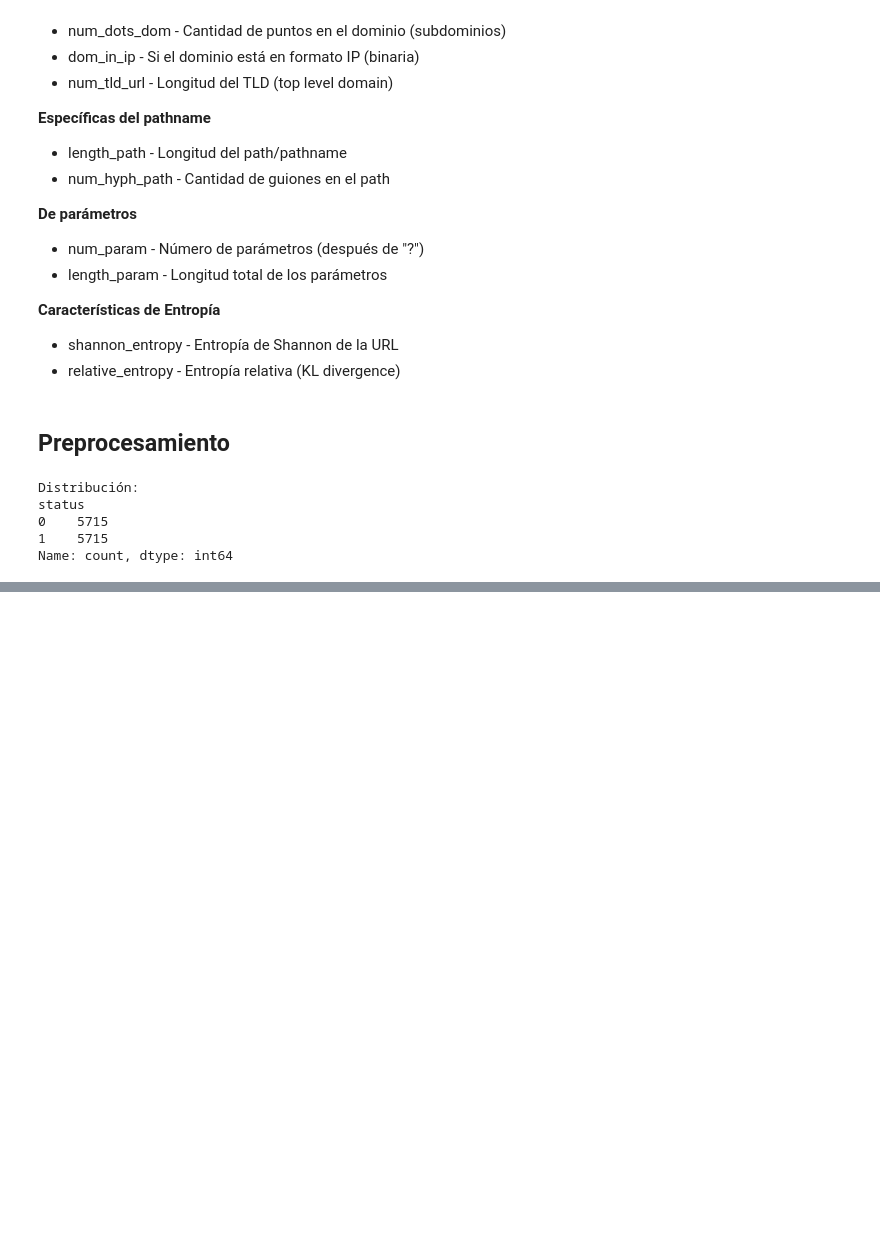
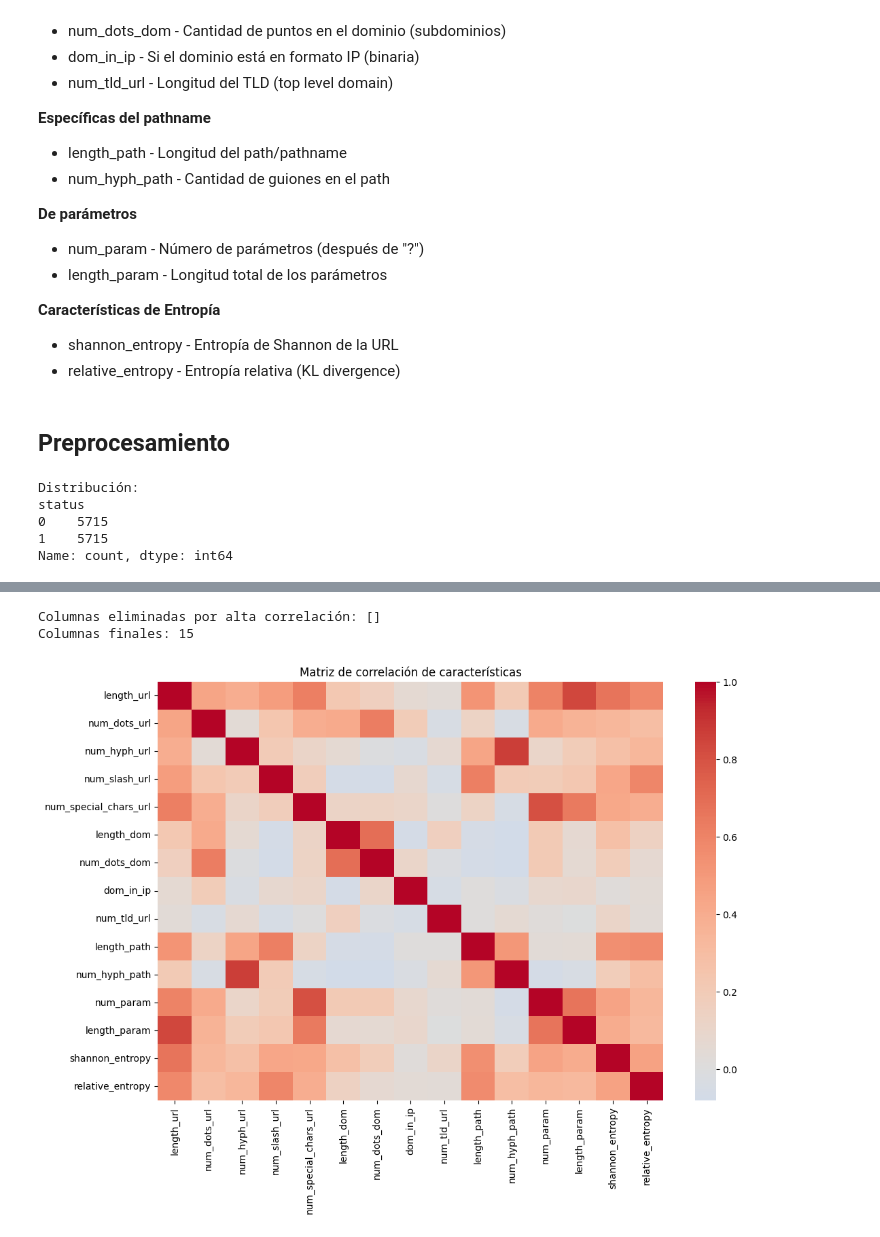
Before and after one commit to eunicean/EjercicioDeteccionPishing, a Jupyter notebook: pishing.ipynb, the cells around one changed output, grey strips where cells are left out. Cells and saved outputs as stored; diff of their text form; code cells hidden in the pictures; blank space fills up the shorter version.

```diff
--- a/pishing.ipynb
+++ b/pishing.ipynb
@@ -100,0 +298,4 @@ Name: count, dtype: int64
+# %%
+print("Antes:", df.shape)
+df = df.drop_duplicates()
+print("Después:", df.shape)
@@ -100,0 +305,4 @@ Name: count, dtype: int64
+# %%
+y = df["status"]
+X = df.drop(columns=["url", "status"])
+X.shape[1]
@@ -100,0 +311,8 @@ Name: count, dtype: int64
+# %%
+vt = VarianceThreshold(threshold=0.0)
+X_vt = vt.fit_transform(X)
+
+selected_cols_vt = X.columns[vt.get_support()]
+X = pd.DataFrame(X_vt, columns=selected_cols_vt)
+
+print("Columnas después de quitar constantes:", X.shape[1])
@@ -100,0 +345,22 @@ Name: count, dtype: int64
+# %%
+corr_matrix = X.corr().abs()
+
+upper = corr_matrix.where(np.triu(np.ones(corr_matrix.shape), k=1).astype(bool))
+
+# umbral recomendado 0.90 o 0.95
+to_drop = [column for column in upper.columns if any(upper[column] > 0.90)]
+
+print("Columnas eliminadas por alta correlación:", to_drop)
+
+X = X.drop(columns=to_drop)
+print("Columnas finales:", X.shape[1])
+# %% [output]
+Columnas eliminadas por alta correlación: []
+Columnas finales: 15
+# %%
+plt.figure(figsize=(12, 8))
+sns.heatmap(X.corr(), cmap="coolwarm", center=0)
+plt.title("Matriz de correlación de características")
+plt.show()
+# %% [output]
+[figure, added]
```
Also changed, not shown: parts of 11 cells of this notebook.
